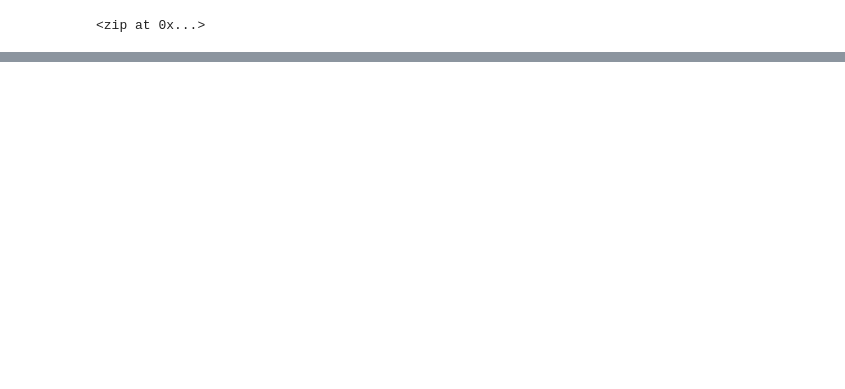
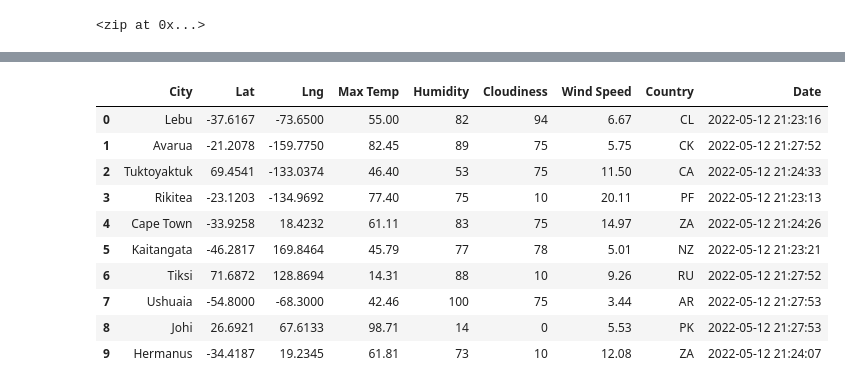
Before and after one commit to AbeSchnake/World_Weather_Analysis, a Jupyter notebook: WeatherPy.ipynb, the cells around one changed output, grey strips where cells are left out. Drawn from its saved outputs; the diff is of its cells as text; code cells hidden in the pictures; blank space fills up the shorter version.

```diff
--- a/WeatherPy.ipynb
+++ b/WeatherPy.ipynb
@@ -31,0 +141,16 @@ len(cities)
+# %%
+# Convert the array of dictionaries to a Pandas DataFrame.
+city_data_df = pd.DataFrame(city_data)
+city_data_df.head(10)
+# %% [output]
+|  | City | Lat | Lng | Max Temp | Humidity | Cloudiness | Wind Speed | Country | Date |
+| 0 | Lebu | -37.6167 | -73.6500 | 55.00 | 82 | 94 | 6.67 | CL | 2022-05-12 21:23:16 |
+| 1 | Avarua | -21.2078 | -159.7750 | 82.45 | 89 | 75 | 5.75 | CK | 2022-05-12 21:27:52 |
+| 2 | Tuktoyaktuk | 69.4541 | -133.0374 | 46.40 | 53 | 75 | 11.50 | CA | 2022-05-12 21:24:33 |
+| 3 | Rikitea | -23.1203 | -134.9692 | 77.40 | 75 | 10 | 20.11 | PF | 2022-05-12 21:23:13 |
+| 4 | Cape Town | -33.9258 | 18.4232 | 61.11 | 83 | 75 | 14.97 | ZA | 2022-05-12 21:24:26 |
+| 5 | Kaitangata | -46.2817 | 169.8464 | 45.79 | 77 | 78 | 5.01 | NZ | 2022-05-12 21:23:21 |
+| 6 | Tiksi | 71.6872 | 128.8694 | 14.31 | 88 | 10 | 9.26 | RU | 2022-05-12 21:27:52 |
+| 7 | Ushuaia | -54.8000 | -68.3000 | 42.46 | 100 | 75 | 3.44 | AR | 2022-05-12 21:27:53 |
+| 8 | Johi | 26.6921 | 67.6133 | 98.71 | 14 | 0 | 5.53 | PK | 2022-05-12 21:27:53 |
+| 9 | Hermanus | -34.4187 | 19.2345 | 61.81 | 73 | 10 | 12.08 | ZA | 2022-05-12 21:24:07 |
```
Also changed, not shown: parts of 10 cells of this notebook.
